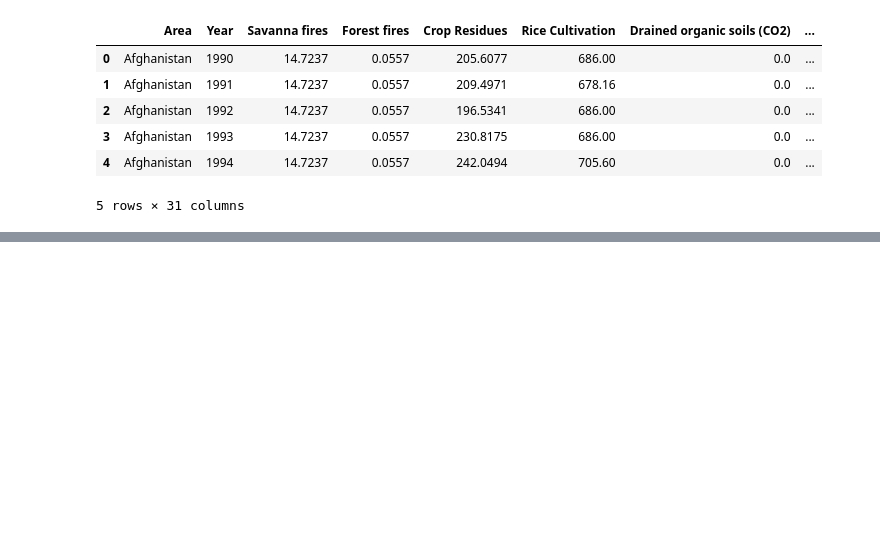
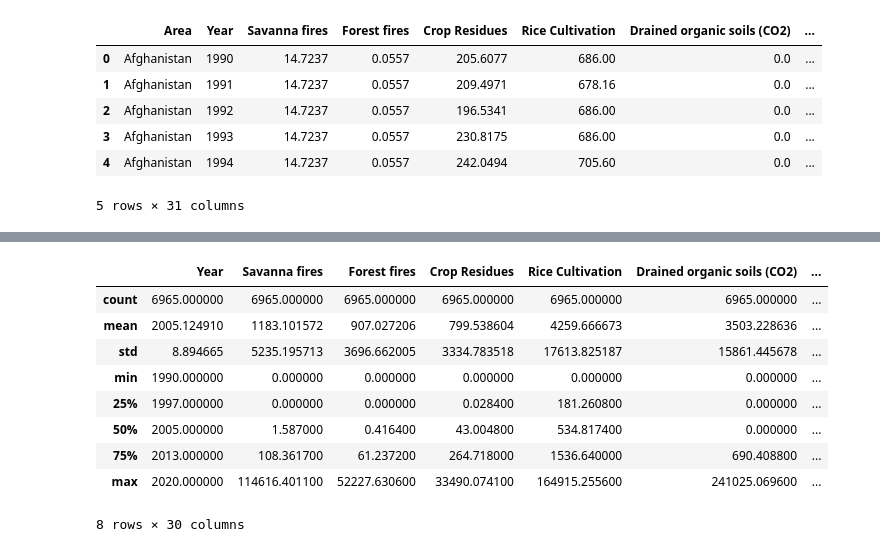
Before and after one commit to MelShongwe/2401PTDS_Regression_Project, a Jupyter notebook: Regression_Project.ipynb, the cells around one changed output, grey strips where cells are left out. Drawn from its saved outputs; the diff is of its cells as text; code cells hidden in the pictures; blank space fills up the shorter version.

```diff
--- a/Regression_Project.ipynb
+++ b/Regression_Project.ipynb
@@ -73,0 +290,2 @@ emis_data.head()
+# %%
+df3=emis_data.fillna(0)
@@ -73,0 +431,13 @@ emis_data.head()
+# %%
+df3.describe()
+# %% [output]
+|  | Year | Savanna fires | Forest fires | Crop Residues | Rice Cultivation | Drained organic soils (CO2) | ... |
+| count | 6965.000000 | 6965.000000 | 6965.000000 | 6965.000000 | 6965.000000 | 6965.000000 | ... |
+| mean | 2005.124910 | 1183.101572 | 907.027206 | 799.538604 | 4259.666673 | 3503.228636 | ... |
+| std | 8.894665 | 5235.195713 | 3696.662005 | 3334.783518 | 17613.825187 | 15861.445678 | ... |
+| min | 1990.000000 | 0.000000 | 0.000000 | 0.000000 | 0.000000 | 0.000000 | ... |
+| 25% | 1997.000000 | 0.000000 | 0.000000 | 0.028400 | 181.260800 | 0.000000 | ... |
+| 50% | 2005.000000 | 1.587000 | 0.416400 | 43.004800 | 534.817400 | 0.000000 | ... |
+| 75% | 2013.000000 | 108.361700 | 61.237200 | 264.718000 | 1536.640000 | 690.408800 | ... |
+| max | 2020.000000 | 114616.401100 | 52227.630600 | 33490.074100 | 164915.255600 | 241025.069600 | ... |
+8 rows × 30 columns
```
Also changed, not shown: parts of 45 cells of this notebook, 3 other files.
